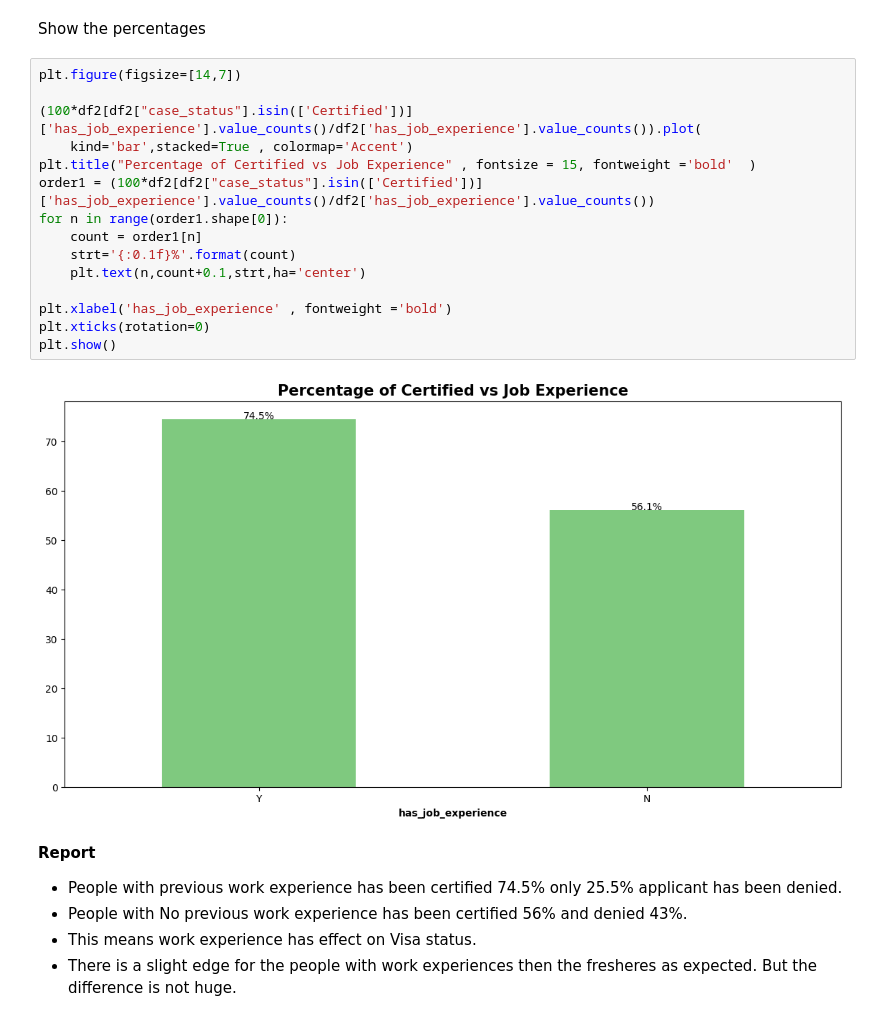
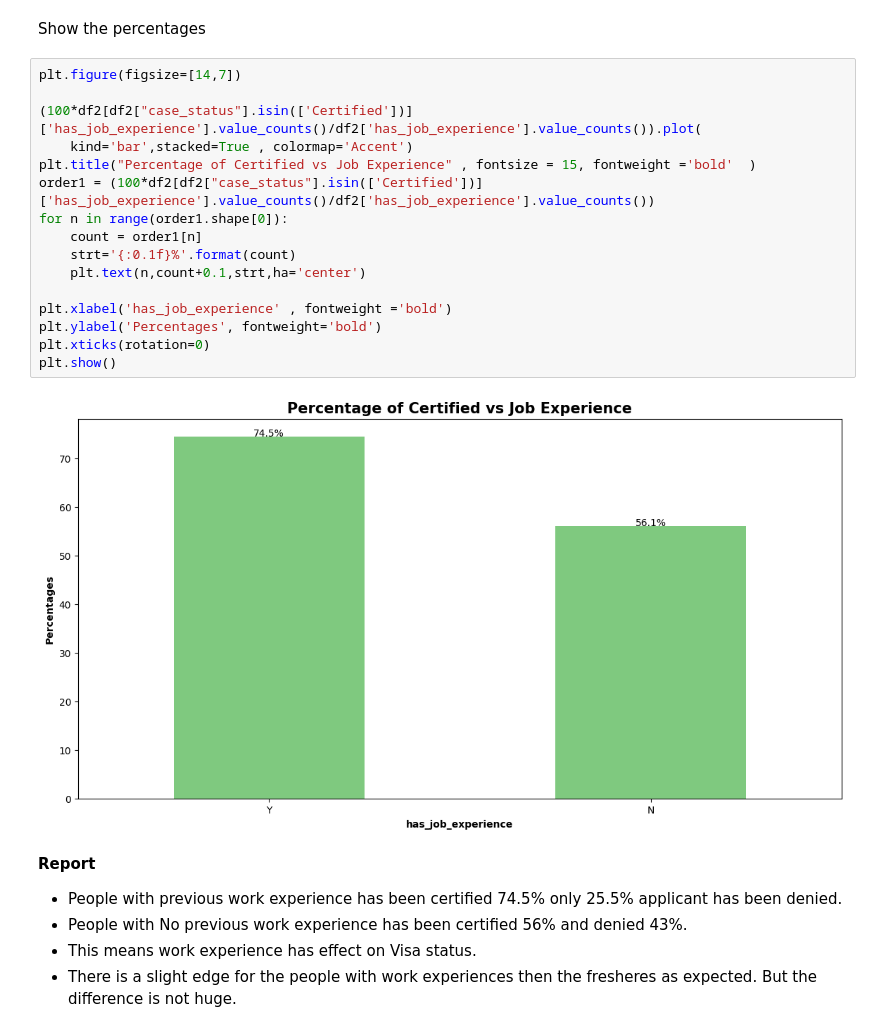
Before and after one commit to tamimystic/end-to-end-machine-learning-project-Visa-approval-prediction-, a Jupyter notebook: day3 agenda/EDA_US_visa.ipynb, the cells around one changed output. Saved outputs shown, nothing was run; the diff lists cells and outputs as text.

```diff
--- a/day3 agenda/EDA_US_visa.ipynb
+++ b/day3 agenda/EDA_US_visa.ipynb
@@ -483,20 +483,21 @@ Show the percentages
 # %%
 plt.figure(figsize=[14,7])
 
 (100*df2[df2["case_status"].isin(['Certified'])]['has_job_experience'].value_counts()/df2['has_job_experience'].value_counts()).plot(
     kind='bar',stacked=True , colormap='Accent')
 plt.title("Percentage of Certified vs Job Experience" , fontsize = 15, fontweight ='bold'  )
 order1 = (100*df2[df2["case_status"].isin(['Certified'])]['has_job_experience'].value_counts()/df2['has_job_experience'].value_counts())
 for n in range(order1.shape[0]):
     count = order1[n]
     strt='{:0.1f}%'.format(count)
     plt.text(n,count+0.1,strt,ha='center')
 
 plt.xlabel('has_job_experience' , fontweight ='bold')
+plt.ylabel('Percentages', fontweight='bold')
 plt.xticks(rotation=0)
 plt.show()
 # %% [output]
-[figure, old version]
+[figure, new version]
 # %% [markdown]
 **Report**
 * People with previous work experience has been certified 74.5% only 25.5% applicant has been denied.
```
Also changed, not shown: parts of 7 cells of this notebook.
